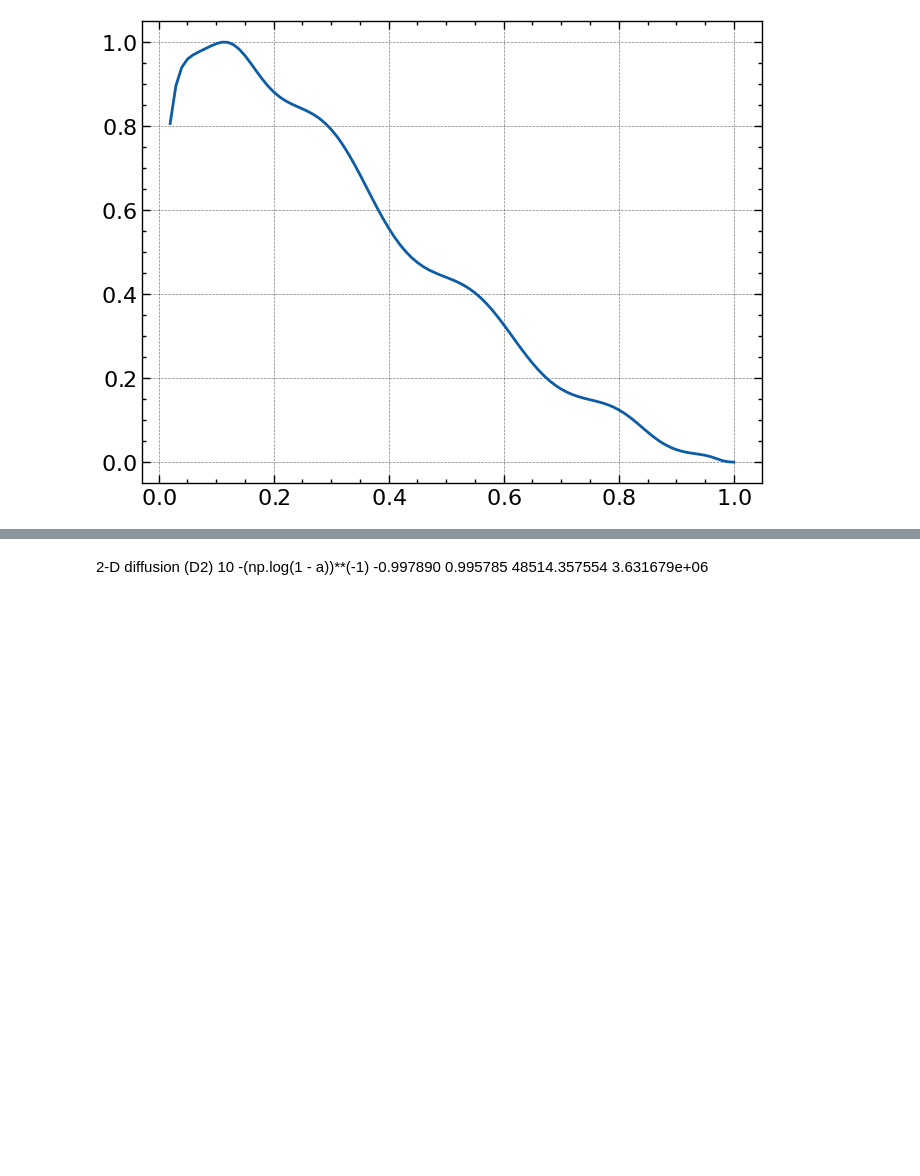
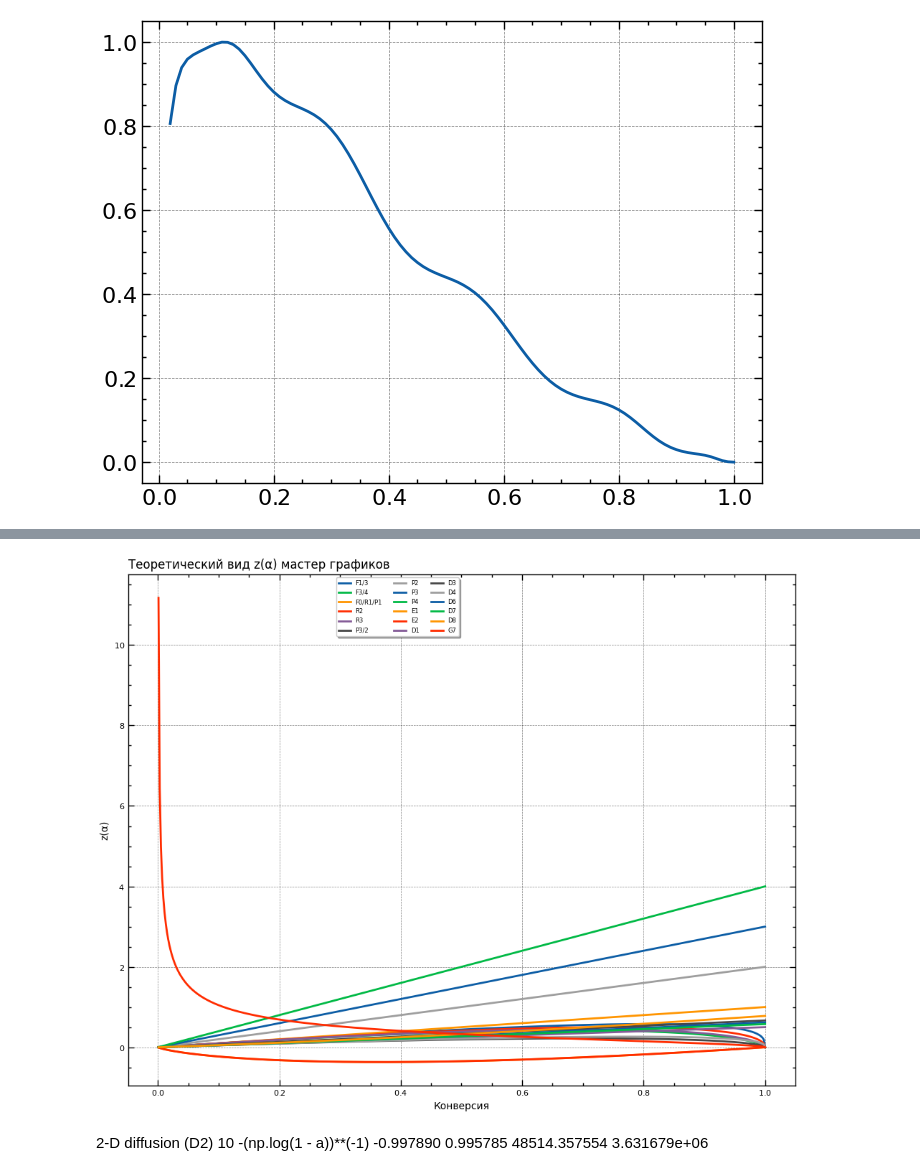
Before and after one commit to kdavjd/isoconversion_study_of_reaction_kinetics, a Jupyter notebook: isoconversion_studyes.ipynb, the cells around one changed output, grey strips where cells are left out. Drawn from its saved outputs; the diff is of its cells as text; code cells hidden in the pictures; blank space fills up the shorter version.

```diff
--- a/isoconversion_studyes.ipynb
+++ b/isoconversion_studyes.ipynb
@@ -1103,15 +1126,17 @@ vyazovkin_path = f"data/{ELEMENT}/vyazovkin"
 if not os.path.exists(vyazovkin_path):
     os.makedirs(vyazovkin_path)
 
-# Основной цикл
-for reaction in reaction_list:
-    vyazovkin_df, conversion = fetch_vyazovkin_df(reaction)
-    vyazovkin_df.to_csv(f"{vyazovkin_path}/{reaction}.csv", index=False)
+if IS_PLOT:
+    # Основной цикл
+    for reaction in reaction_list:
+        vyazovkin_df, conversion = fetch_vyazovkin_df(reaction)
+        vyazovkin_df.to_csv(f"{vyazovkin_path}/{reaction}.csv", index=False)
 # %%
 # Основной цикл
 for reaction in reaction_list:
     vyazovkin_df = pd.read_csv(vyazovkin_path + '/' + reaction + '.csv')
     # Создаем объекты для осей x и y
+    temperature, conversion = get_params(reaction, conversion_bins=CONVERSION_BINS, reverse_t=False)
     x = vyazovkin_df.columns.values
     y = conversion
 
@@ -1493,52 +1398,53 @@ NameError: name 'reactions_df' is not defined
 # %%
-# fig, ax = plt.subplots(figsize=(10, 8))
+fig, ax = plt.subplots(figsize=(10, 8))
 
-# # DataFrame для хранения результата
-# za_curves_df = pd.DataFrame()
+# DataFrame для хранения результата
+za_curves_df = pd.DataFrame()
 
-# for index, row in models_df.iterrows():
-#     try:
-#         with warnings.catch_warnings():
-#             warnings.simplefilter("ignore")
+for index, row in models_df.iterrows():
+    try:
+        with warnings.catch_warnings():
+            warnings.simplefilter("ignore")
 
-#             g = eval(row['Integral Form'])  # использование eval для интерпретации выражения как кода Python
-#             y = eval(row['Differential Form'])  # использование eval для интерпретации выражения как кода Python
+            g = eval(row['Integral Form'])  # использование eval для интерпретации выражения как кода Python
+            y = eval(row['Differential Form'])  # использование eval для интерпретации выражения как кода Python
 
-#             z = g * y  # вычисление z(a)
+            z = g * y  # вычисление z(a)
 
-#             # Проверка максимального значения в z
-#             if np.max(z) <= 12:
-#                 ax.plot(a, z, label=row['Model'])
+            # Проверка максимального значения в z
+            if np.max(z) <= 12:
+                ax.plot(a, z, label=row['Model'])
 
-#                 # Находим сокращенное название модели и добавляем его на график
-#                 short_name = re.search(r'\((.*?)\)', row['Model']).group(1)
+                # Находим сокращенное название модели и добавляем его на график
+                short_name = re.search(r'\((.*?)\)', row['Model']).group(1)
 
-#                 # Создаем маску значений x в заданном диапазоне
-#                 mask = np.where((a >= 0.15) & (a <= 0.95))
+                # Создаем маску значений x в заданном диапазоне
+                mask = np.where((a >= 0.15) & (a <= 0.95))
 
-#                 # выбираем случайную точку из заданного диапазона для аннотации
-#                 rand_index = np.random.choice(mask[0])
+                # выбираем случайную точку из заданного диапазона для аннотации
+                rand_index = np.random.choice(mask[0])
 
-#                 ax.annotate(short_name, (a[rand_index], z[rand_index]), textcoords="offset points", xytext=(-10,-10), ha='center')
+                ax.annotate(short_name, (a[rand_index], z[rand_index]), textcoords="offset points", xytext=(-10,-10), ha='center')
 
-#                 # Добавляем данные в DataFrame
-#                 temp_df = pd.DataFrame({
-#                     'Conversion': a,
-#                     'z(a)': z,
-#                     'Model': row['Model']
-#                 })
-#                 za_curves_df = pd.concat([za_curves_df, temp_df])
+                # Добавляем данные в DataFrame
+                temp_df = pd.DataFrame({
+                    'Conversion': a,
+                    'z(a)': z,
+                    'Model': row['Model']
+                })
+                za_curves_df = pd.concat([za_curves_df, temp_df])
 
-#     except Exception as e:
-#         print(f"Проблема с моделью {row['Model']}: {str(e)}")
+    except Exception as e:
+        print(f"Проблема с моделью {row['Model']}: {str(e)}")
 
-# # Настройка легенды
-# ax.legend(loc='best', bbox_to_anchor=(0.5, 1.00), ncol=3, fancybox=True, shadow=True, prop={'size': 6})
+# Настройка легенды
+ax.legend(loc='best', bbox_to_anchor=(0.5, 1.00), ncol=3, fancybox=True, shadow=True, prop={'size': 6})
 
-# ax.set_xlabel('Конверсия', fontsize=MEDIUM_SIZE)
-# ax.set_ylabel('z(α)', fontsize=MEDIUM_SIZE)
-# ax.set_title('Теоретический вид z(α) мастер графиков', fontsize=BIG_SIZE, loc='left')
-# ax.tick_params(axis='both', which='major', labelsize=SMALL_SIZE)
+ax.set_xlabel('Конверсия', fontsize=MEDIUM_SIZE)
+ax.set_ylabel('z(α)', fontsize=MEDIUM_SIZE)
+ax.set_title('Теоретический вид z(α) мастер графиков', fontsize=BIG_SIZE, loc='left')
+ax.tick_params(axis='both', which='major', labelsize=SMALL_SIZE)
 
-# plt.tight_layout()
-# plt.show()
+plt.tight_layout()
+plt.show()
+# %% [output]
@@ -1545,3 +1469,4 @@ NameError: name 'reactions_df' is not defined
+[figure, added]
 # %%
 # z_data = pd.DataFrame()  # Создаем пустой DataFrame в начале
 
```
Also changed, not shown: parts of 20 cells of this notebook.
